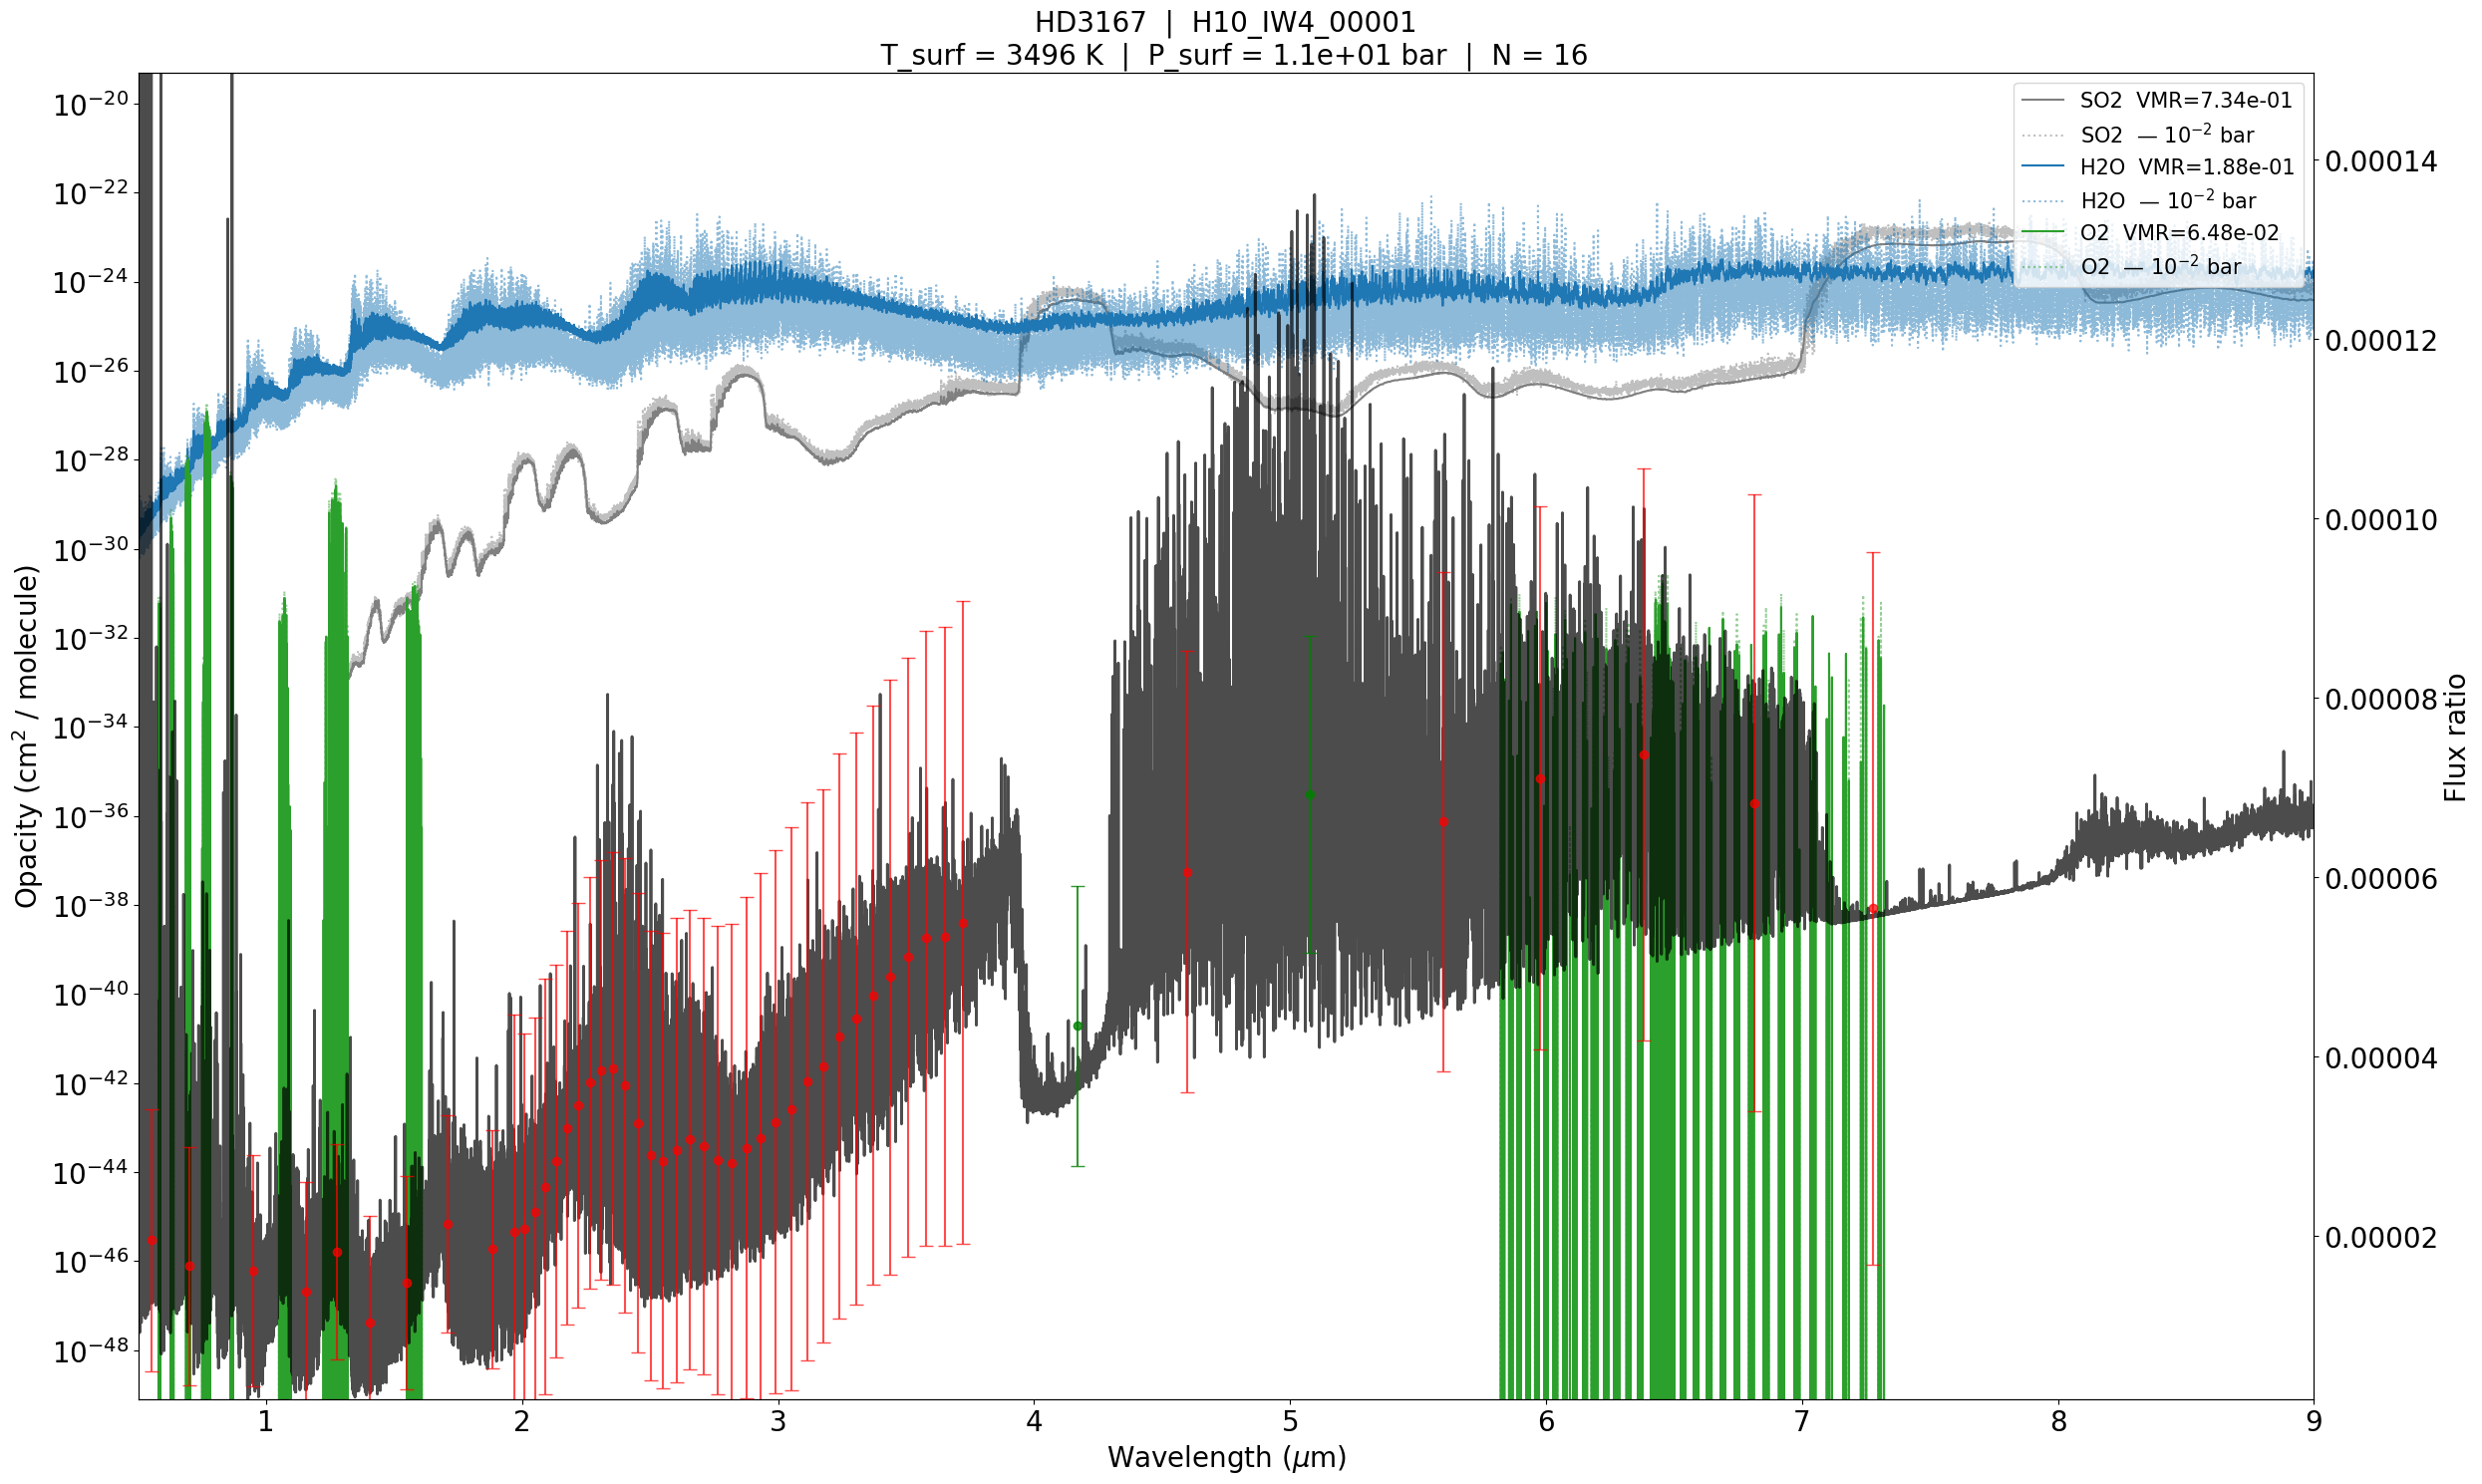
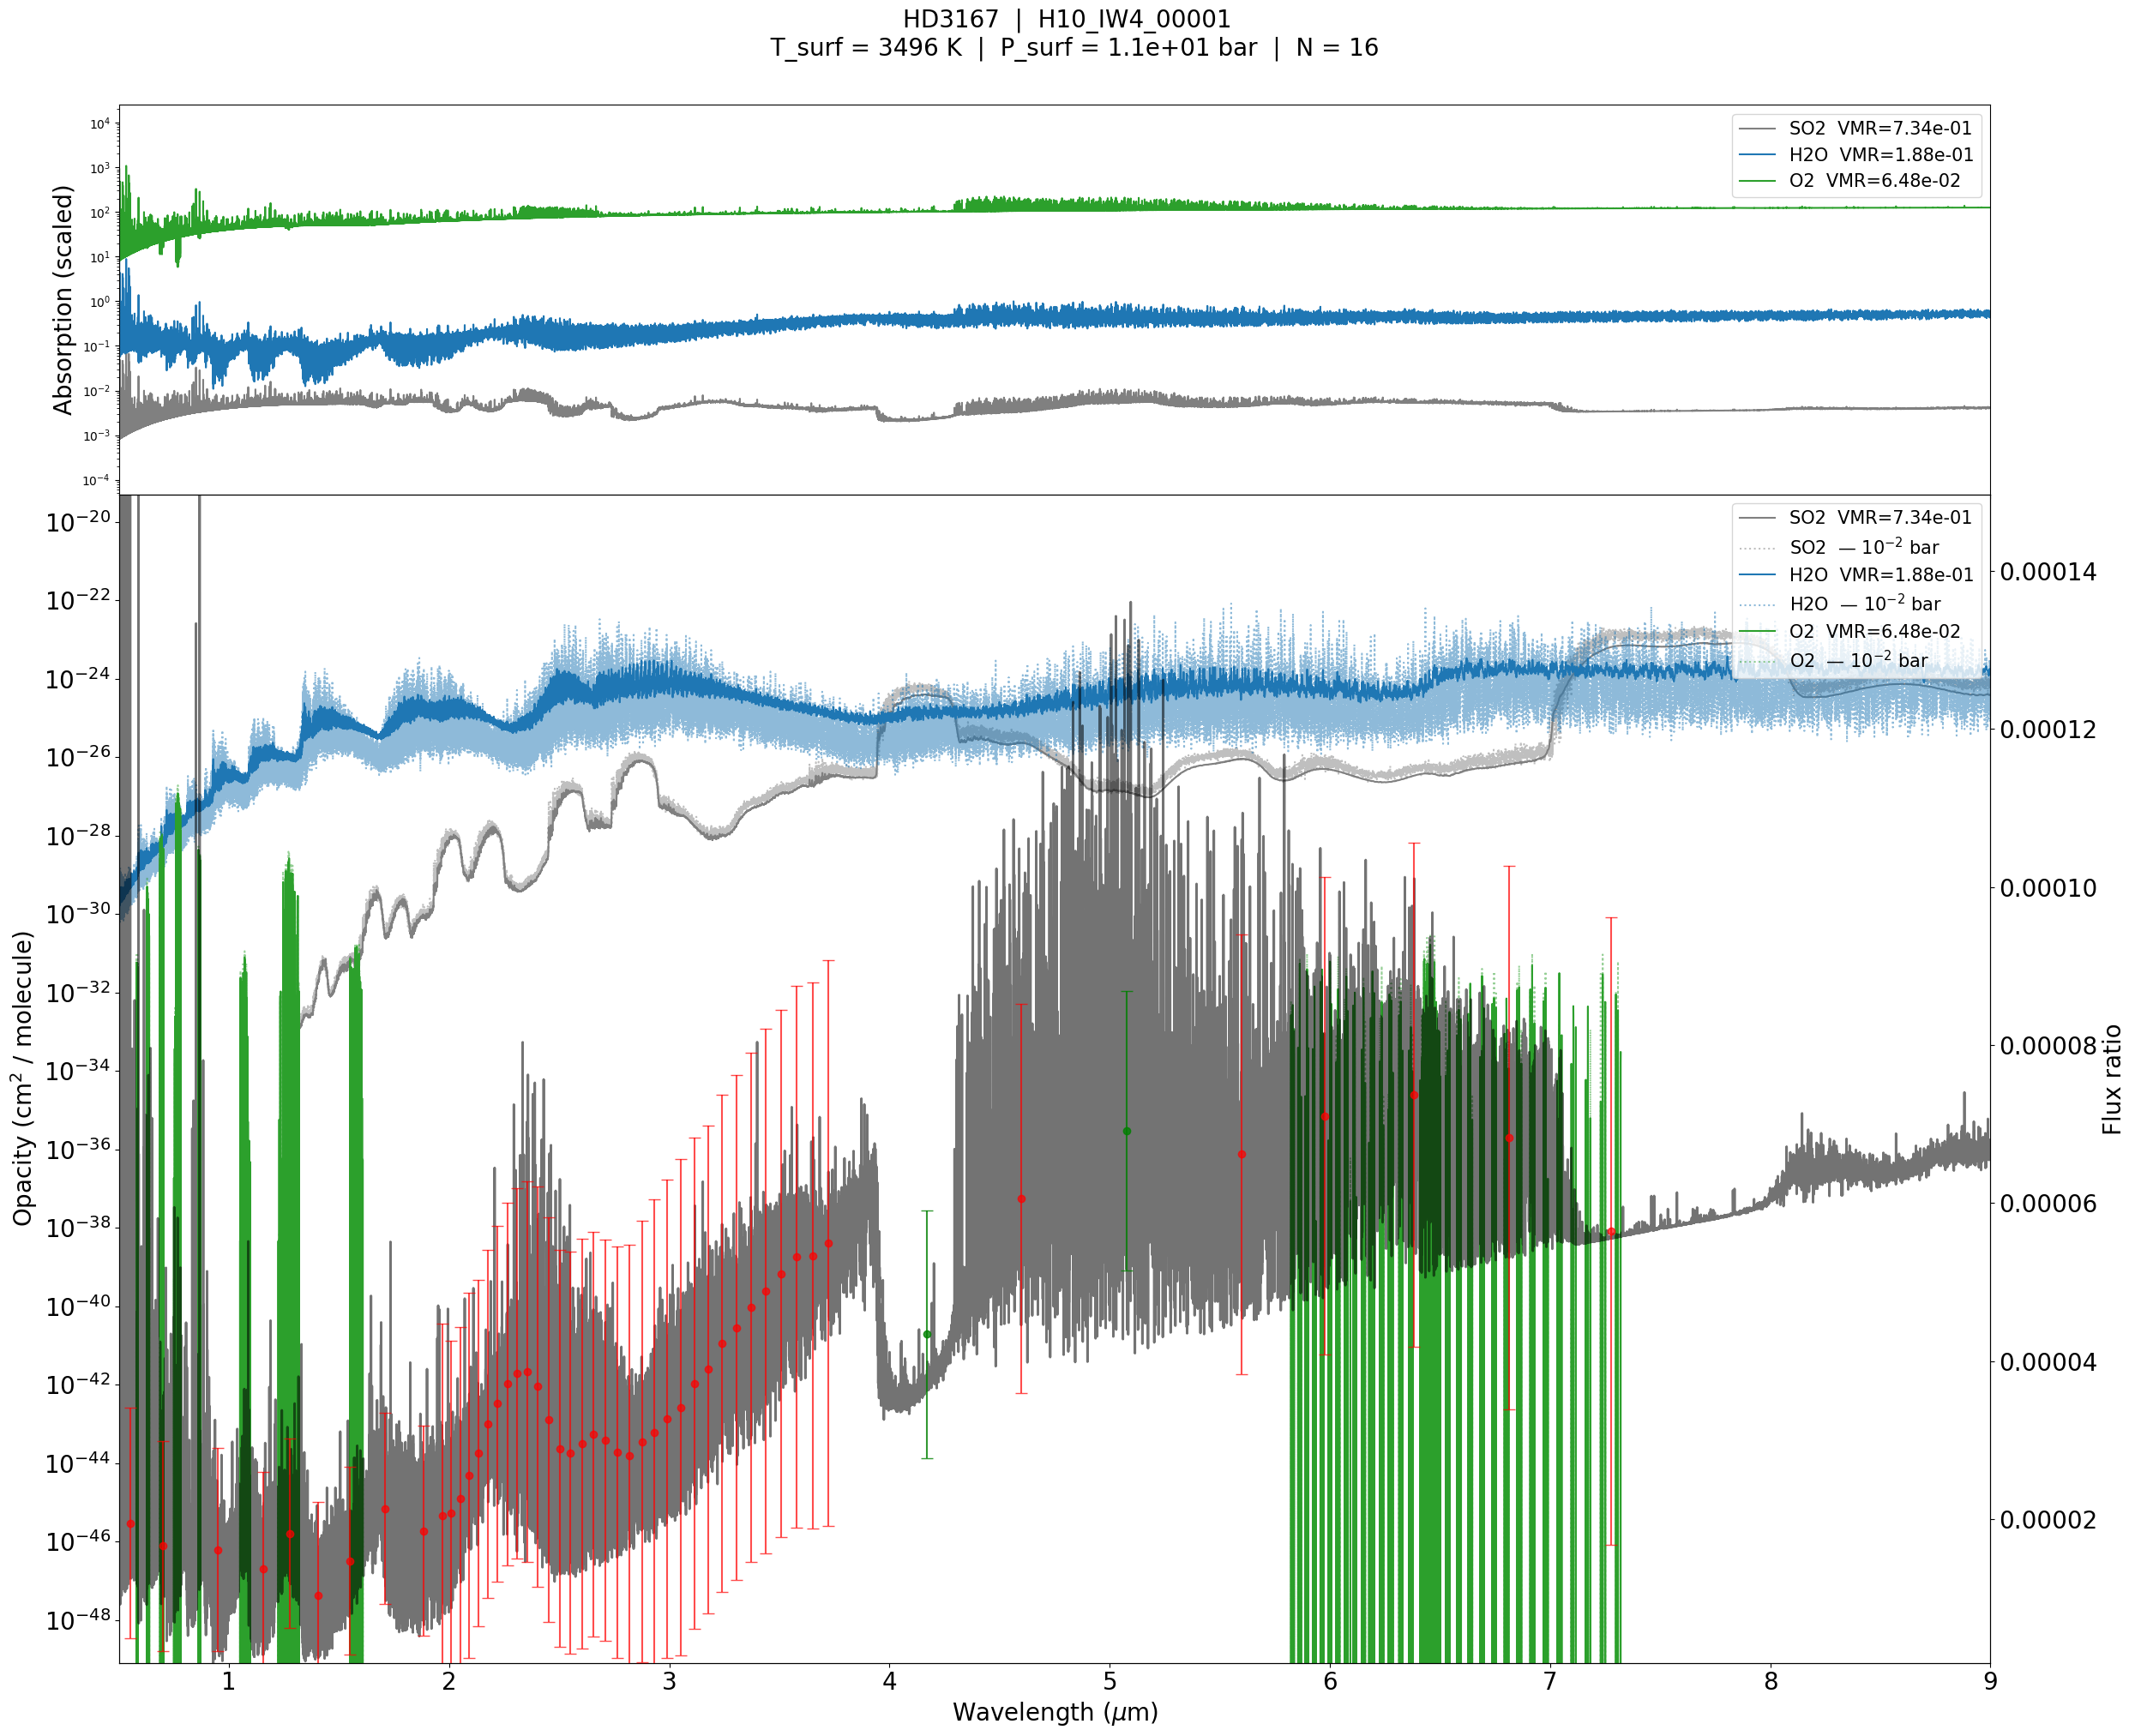
The notebook cell's code change between the first figure and the second:
--- before
+++ after
@@ -1,4 +1,3 @@
 # ── Level-1 binning ───────────────────────────────────────────────────────────
-# Build spectral points from user-specified Ariel channel index pairs
 new_points = [(wl[i], wb[i], wl[j], wb[j]) for i, j in bin_indices]
 
@@ -16,24 +15,11 @@
             mol_vmrs[mol] = val
 
-top3 = []
+top2 = []
 cumulative_vmr = 0.0
 for mol, v in sorted(mol_vmrs.items(), key=lambda x: x[1], reverse=True):
-    top3.append((mol, v))
+    top2.append((mol, v))
     cumulative_vmr += v
-    if len(top3) >= 3 or cumulative_vmr >= 0.999:
+    if len(top2) >= 3 or cumulative_vmr >= 0.999:
         break
-
-fig2, ax2 = plt.subplots(figsize=(25, 15))
-for mol, v in top3:
-    color    = MOL_COLORS[mol]
-    xsec_obj = mol_to_xsec[mol]
-    op_surf  = xsec_obj.opacity(float(surf_t), float(surf_p_pa))
-    op_mid   = xsec_obj.opacity(float(mid_t),  float(target_p_pa))
-    ax2.plot(wavelength_um, op_surf, color=color, ls='-', lw=1.5, label=f'{mol}  VMR={v:.2e}')
-    ax2.plot(wavelength_um, op_mid,  color=color, ls=':', lw=1.5,
-             label=f'{mol}  — $10^{{-2}}$ bar', alpha=0.5)
-
-ax2b = ax2.twinx()
-ax2b.plot(wlgrid_t, fpfs_t, color='black', ls='-', lw=2, alpha=0.7, label='model',zorder=10)
 
 # Indices of Ariel channels consumed by binning
@@ -42,37 +28,72 @@
 
 if binning:
-    res1 = bindown_multiple(output_t, noise, wlgrid_t, fpfs_t, N, planet_name, *new_points)
+    res1    = bindown_multiple(output_t, noise, wlgrid_t, fpfs_t, N, planet_name, *new_points)
     pts_wl  = [out[2] for out in res1]
     pts_val = [out[3] for out in res1]
     pts_err = [out[4] for out in res1]
-    # unbinned Ariel channels
-    ax2b.errorbar(wl_ariel[remaining], flux_ariel[remaining], yerr=yerr[remaining],
-                  fmt='o', color='red', capsize=5, alpha=0.7,zorder=11)
-    # binned points
-    ax2b.errorbar(pts_wl, pts_val, yerr=pts_err, fmt='o', color='green', capsize=5, alpha=0.8, label='binned L1', zorder=11)
-    y_ref_lo = np.concatenate([flux_ariel[remaining] - yerr[remaining], np.array(pts_val) - np.array(pts_err)])
-    y_ref_hi = np.concatenate([flux_ariel[remaining] + yerr[remaining], np.array(pts_val) + np.array(pts_err)])
+
+# ── Fused figure ───────────────────────────────────────────────────────────────
+fig = plt.figure(figsize=(25, 20))
+gs  = fig.add_gridspec(2, 1, height_ratios=[1, 3], hspace=0)
+
+ax_top = fig.add_subplot(gs[0])
+ax_bot = fig.add_subplot(gs[1], sharex=ax_top)
+ax_bot_r = ax_bot.twinx()
+
+# ── Top panel: stacked absorption contributions ───────────────────────────────
+# Each curve is normalised to its own max, then shifted by 2 decades in log space
+# so all features are visible regardless of absolute magnitude differences.
+decades_gap = 2
+for i, (mol, v) in enumerate(top2):
+    contrib = locals()[f'{mol.lower()}_absorption']
+    contrib_norm = contrib / contrib.max()          # peaks at 1, features preserved
+    scale = 10 ** (i * decades_gap)                # shift up by i × decades_gap decades
+    ax_top.plot(wavelength_um, contrib_norm * scale,
+                color=MOL_COLORS[mol], ls='-', lw=1.5, label=f'{mol}  VMR={v:.2e}')
+
+ax_top.set_yscale('log')
+ax_top.set_xlim(0.5, 9)
+#ax_top.set_yticks([10 ** (i * decades_gap) for i in range(len(top2))])
+#ax_top.set_yticklabels([mol for mol, _ in top2], fontsize=18)
+ax_top.set_ylabel(r'Absorption (scaled)', fontsize=20)
+ax_top.legend(fontsize=15, loc='upper right')
+ax_top.tick_params(axis='x', which='major', labelsize=20)
+plt.setp(ax_top.get_xticklabels(), visible=False)
+
+# ── Bottom panel: opacity cross-sections (left) + spectrum (right) ─────────────
+for mol, v in top2:
+    color    = MOL_COLORS[mol]
+    xsec_obj = mol_to_xsec[mol]
+    op_surf  = xsec_obj.opacity(float(surf_t), float(surf_p_pa))
+    op_mid   = xsec_obj.opacity(float(mid_t),  float(target_p_pa))
+    ax_bot.plot(wavelength_um, op_surf, color=color, ls='-',  lw=1.5, label=f'{mol}  VMR={v:.2e}')
+    ax_bot.plot(wavelength_um, op_mid,  color=color, ls=':', lw=1.5,
+                label=f'{mol}  — $10^{{-2}}$ bar', alpha=0.5)
+
+ax_bot_r.plot(wlgrid_t, fpfs_t, color='black', ls='-', lw=2, alpha=0.55, label='model', zorder=10)
+
+if binning:
+    ax_bot_r.errorbar(wl_ariel[remaining], flux_ariel[remaining], yerr=yerr[remaining],
+                      fmt='o', color='red', capsize=5, alpha=0.7, zorder=11)
+    ax_bot_r.errorbar(pts_wl, pts_val, yerr=pts_err,
+                      fmt='o', color='red', capsize=5, alpha=0.8, label='binned L1', zorder=11)
 else:
-    ax2b.errorbar(wl_ariel, flux_ariel, yerr=yerr, fmt='o', color='red', alpha=0.7, label='Ariel')
-    y_ref_lo = flux_ariel - yerr
-    y_ref_hi = flux_ariel + yerr
+    ax_bot_r.errorbar(wl_ariel, flux_ariel, yerr=yerr,
+                      fmt='o', color='red', alpha=0.7, label='Ariel')
 
-# Set y-limits of the secondary axis to encompass all points with some padding
 mask = (wlgrid_t < 9) & (wlgrid_t > 1)
-ymax = fpfs_t[mask].max()
-ymin = fpfs_t[mask].min()
-ax2b.set_ylim(ymin*0.9, ymax*1.1)
+ax_bot_r.set_ylim(fpfs_t[mask].min() * 0.9, fpfs_t[mask].max() * 1.1)
+ax_bot_r.set_ylabel('Flux ratio', fontsize=20)
+ax_bot_r.tick_params(axis='both', which='major', labelsize=20)
 
-ax2b.set_ylabel('Flux ratio', fontsize=20)
+ax_bot.set_yscale('log')
+ax_bot.set_xlabel(r'Wavelength ($\mu$m)', fontsize=20)
+ax_bot.set_ylabel(r'Opacity (cm$^2$ / molecule)', fontsize=20)
+ax_bot.legend(fontsize=15, loc='upper right')
+ax_bot.set_yticks([1e-20,1e-22,1e-24,1e-26,1e-28,1e-30,1e-32,1e-34,1e-36,1e-38,1e-40,1e-42,1e-44,1e-46,1e-48])
+ax_bot.tick_params(axis='both', which='major', labelsize=20)
 
-ax2.set_yscale('log')
-ax2.set_xlim(0.5, 9)
-ax2.set_xlabel(r'Wavelength ($\mu$m)',fontsize=20)
-ax2.set_ylabel(r'Opacity (cm$^2$ / molecule)',fontsize=20)
-ax2.set_title(f'{planet_name}  |  {sim_name}\n  T_surf = {surf_t:.0f} K  |  P_surf = {surf_p_pa/1e5:.1e} bar  |  N = {N}', fontsize=20)
-ax2.legend(fontsize=15, loc='upper right')
-ax2.set_yticks([1e-20,1e-22,1e-24,1e-26,1e-28,1e-30,1e-32,1e-34,1e-36,1e-38,1e-40,1e-42,1e-44,1e-46,1e-48])
-ax2.tick_params(axis='both', which='major', labelsize=20)
-ax2b.tick_params(axis='both', which='major', labelsize=20)
+fig.suptitle(f'{planet_name}  |  {sim_name}\n  T_surf = {surf_t:.0f} K  |  P_surf = {surf_p_pa/1e5:.1e} bar  |  N = {N}',
+             fontsize=20, y=1.01)
 plt.tight_layout()
 plt.show()

Commit: Updated spectroscopy script + K2141b validated